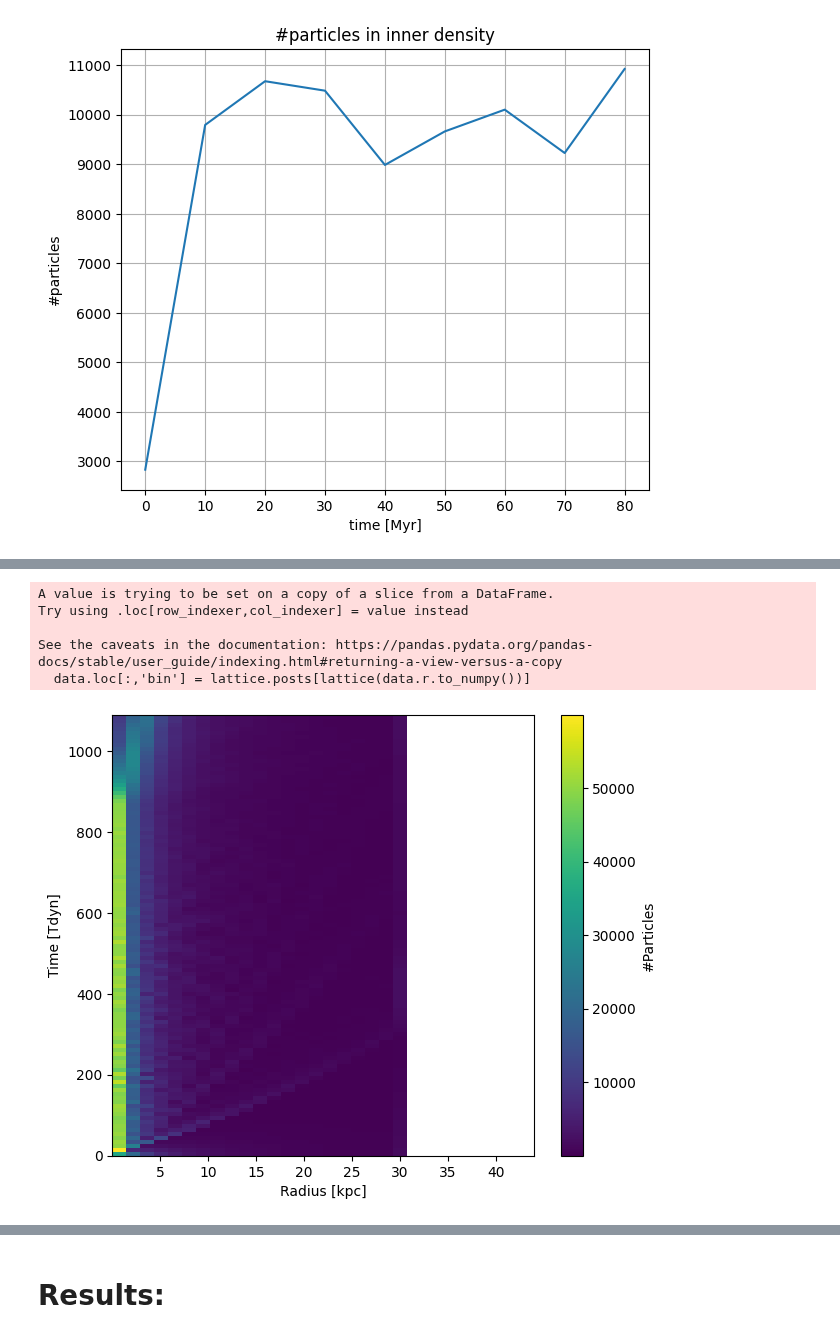
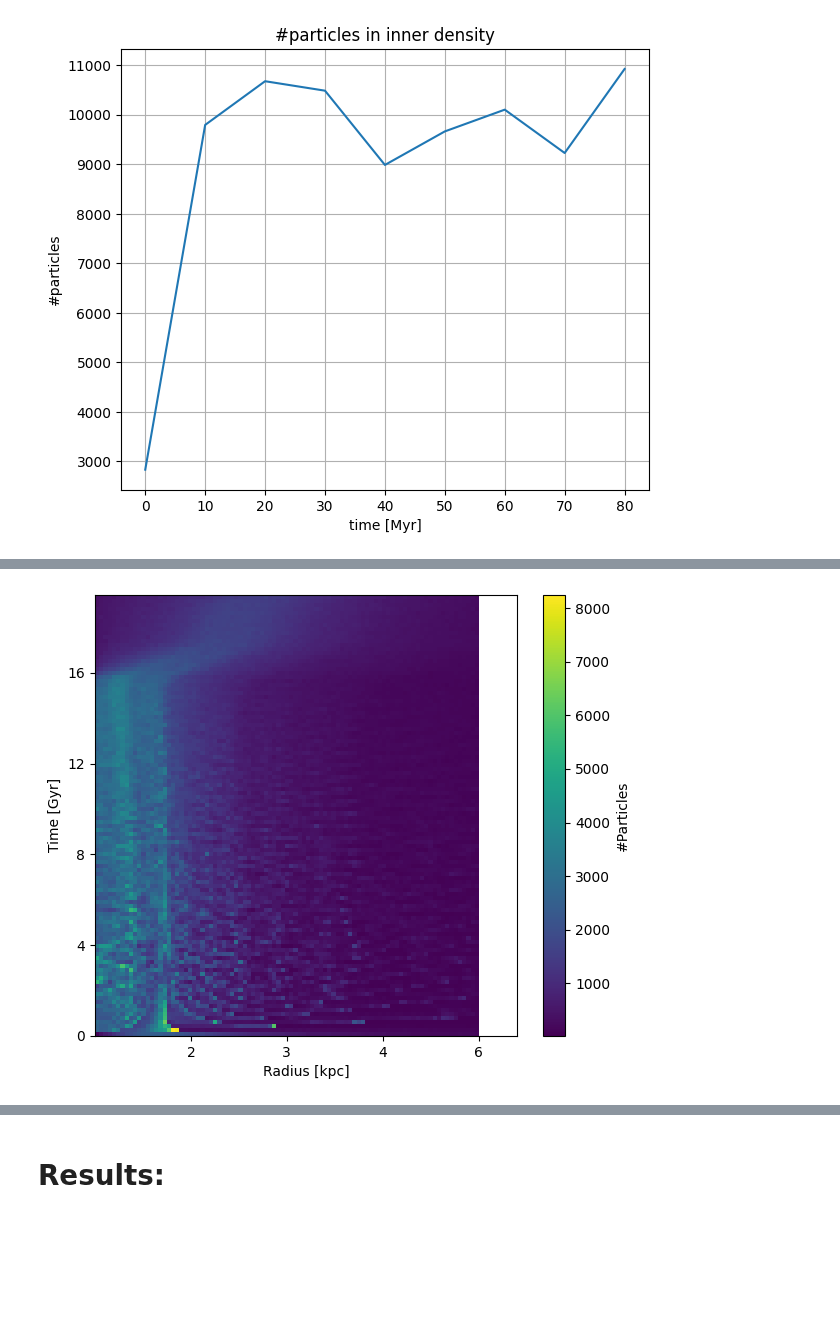
Before and after one commit to Rotem-Barnea/pySIDM, a Jupyter notebook: analysis/run.ipynb, the cells around one changed output, grey strips where cells are left out. Saved outputs shown, nothing was run; the diff lists cells and outputs as text; code cells hidden in the pictures; blank space fills up the shorter version.

```diff
--- a/analysis/run.ipynb
+++ b/analysis/run.ipynb
@@ -131,22 +131,7 @@ steps_per_Tdyn = 1000
 total_run_time = 1100 * density.Tdyn
 save_every = 10*density.Tdyn
 
-# halo = Halo.setup(density=density,steps_per_Tdyn=steps_per_Tdyn,n_particles=n_particles,sigma=0,save_every=save_every,
-#                   total_run_time=total_run_time,mass_calculation_method='lattice')
-# halo.add_background(Mass_Distribution.from_files(halo.lattice,Mtot=Mtot_dm,base_filename='Rank_Mass_Rad_VRad_unsorted',ntimesteps=12550000,tfinal=1100,
-#                                                  max_time=19.605*Gyr,root_path='../../NSphere-SIDM/data/results2'))
+halo = Halo.setup(density=density,steps_per_Tdyn=steps_per_Tdyn,n_particles=n_particles,sigma=0,save_every=save_every,
+                  total_run_time=total_run_time,mass_calculation_method='lattice')
+halo.add_background(Mass_Distribution.from_files(halo.lattice,Mtot=Mtot_dm,base_filename='Rank_Mass_Rad_VRad_unsorted',ntimesteps=12525000,tfinal=1100,
+                                                 max_time=19.605*Gyr,root_path='../../NSphere-SIDM/data'))
-# %%
-n_particles = int(1e5)
-dm_density.unit_mass = dm_density.Mtot/n_particles
-# rolls = np.sort(np.abs(dm_density.roll_r(n_particles)))
-halo = Halo.setup(density=dm_density,steps_per_Tdyn=steps_per_Tdyn,n_particles=n_particles)
-
-halo.sort_particles()
-r = halo.r.copy()
-vp = halo.vp.copy()
-
-theoretical = dm_density.M(r)
-# theoretical = dm_density.calculate_theoretical_M(rolls)
-theoretical *= dm_density.Mtot/theoretical[-1]
-simulation = physics.utils.M_below(r,unit_mass=dm_density.unit_mass,method='rank presorted')
-rel_error = np.abs(theoretical-simulation)/theoretical
@@ -216,12 +245,7 @@ halo.plot_inner_core_density();
 # %%
-halo.plot_density_evolution();
+halo.plot_density_evolution(radius_cutoff=6*kpc,time_units={'name':'Gyr','value':Gyr});
 # %% [output]
-A value is trying to be set on a copy of a slice from a DataFrame.
-Try using .loc[row_indexer,col_indexer] = value instead
-
-See the caveats in the documentation: https://pandas.pydata.org/pandas-docs/stable/user_guide/indexing.html#returning-a-view-versus-a-copy
-  data.loc[:,'bin'] = lattice.posts[lattice(data.r.to_numpy())]
-[figure, old version]
+[figure, new version]
 # %%
 halo.plot_temperature();
 # %% [output]
```
Also changed, not shown: parts of 15 cells of this notebook.
